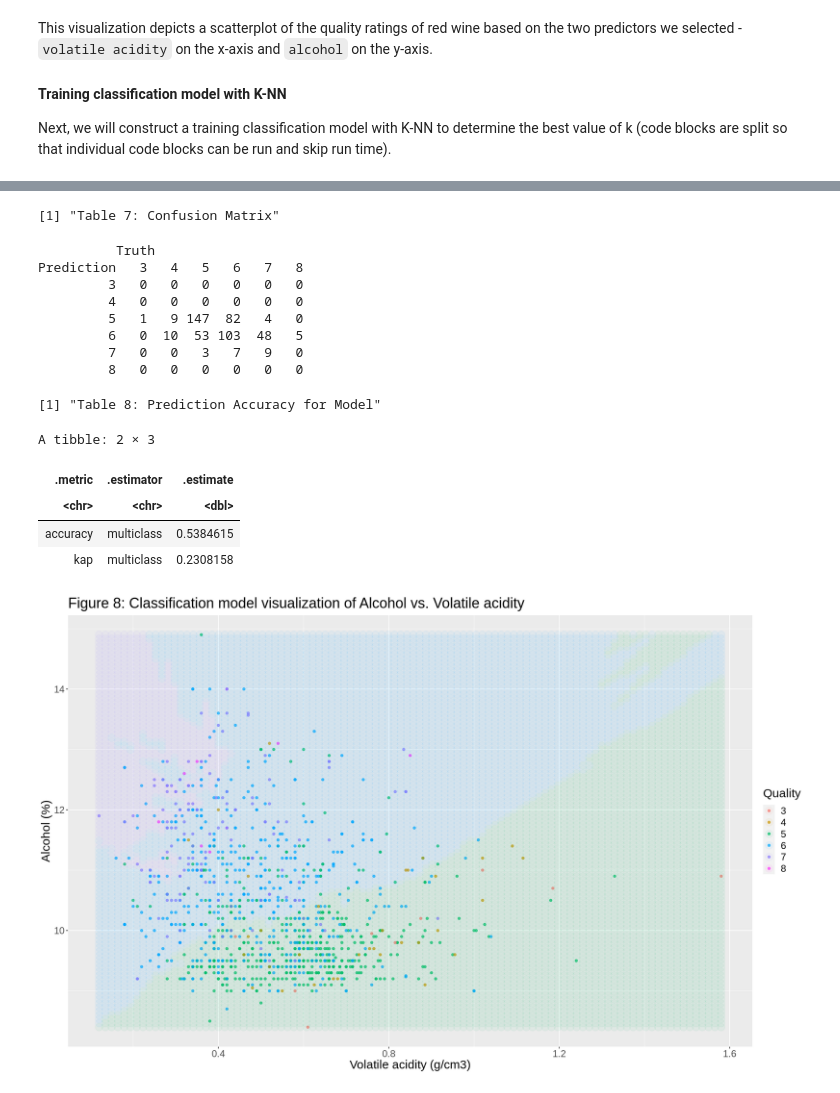
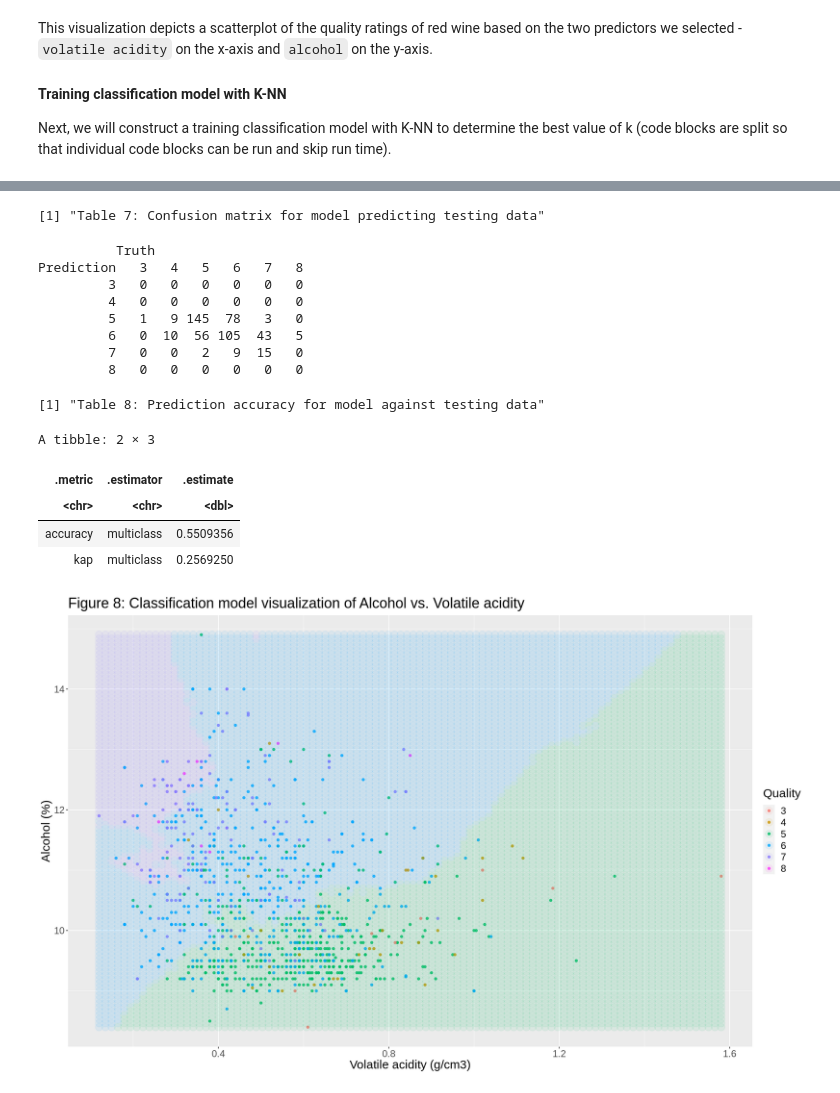
Before and after one commit to j-ackyao/Group-62-project, a Jupyter notebook: group_project_report.ipynb, the cells around one changed output, grey strips where cells are left out. Cells and saved outputs as stored; diff of their text form; code cells hidden in the pictures.

```diff
--- a/group_project_report.ipynb
+++ b/group_project_report.ipynb
@@ -453,48 +475,49 @@ k_value_plot
 # %%
-# override value of k for testing/skip processing
-k <- 70
+# override value of k for testing/skip processing/determined value of k
+k <- 48
 
 # create model spec with tuned k
 knn_spec_tuned <- nearest_neighbor(weight_func = "rectangular", neighbors = k) |>
     set_engine("kknn") |>
     set_mode("classification")
 
 # create fit with tuned model spec
 fit <- workflow() |>
     add_recipe(recipe) |>
     add_model(knn_spec_tuned) |>
     fit(data = red_training_data)
 
 # test classification model with testing data
 test_predictions <- predict(fit, red_testing_data) |>
     bind_cols(red_testing_data)
 
+# confusion matrix
 conf_mat <- test_predictions |>
 conf_mat(truth = quality, estimate = .pred_class)
-paste("Table 7: Confusion Matrix")
+paste("Table 7: Confusion matrix for model predicting testing data")
 conf_mat
 
 # extract accuracy of predictions on testing data
 prediction_accuracy <- test_predictions |>
     metrics(truth = quality, estimate = .pred_class)
-paste("Table 8: Prediction Accuracy for Model")
+paste("Table 8: Prediction accuracy for model against testing data")
 prediction_accuracy
 # %% [output]
-[1] "Table 7: Confusion Matrix"
+[1] "Table 7: Confusion matrix for model predicting testing data"
           Truth
 Prediction   3   4   5   6   7   8
          3   0   0   0   0   0   0
          4   0   0   0   0   0   0
-         5   1   9 147  82   4   0
-         6   0  10  53 103  48   5
-         7   0   0   3   7   9   0
+         5   1   9 145  78   3   0
+         6   0  10  56 105  43   5
+         7   0   0   2   9  15   0
          8   0   0   0   0   0   0
-[1] "Table 8: Prediction Accuracy for Model"
+[1] "Table 8: Prediction accuracy for model against testing data"
 A tibble: 2 × 3
 | .metric | .estimator | .estimate |
 | <chr> | <chr> | <dbl> |
-| accuracy | multiclass | 0.5384615 |
-| kap | multiclass | 0.2308158 |
+| accuracy | multiclass | 0.5509356 |
+| kap | multiclass | 0.2569250 |
 # %%
 # create grid of volatile_acidity/alcohol values and arrange to data frame
 # this is to be used as background color points for visualizing the classification model from training data
```
Also changed, not shown: parts of 12 cells of this notebook.
